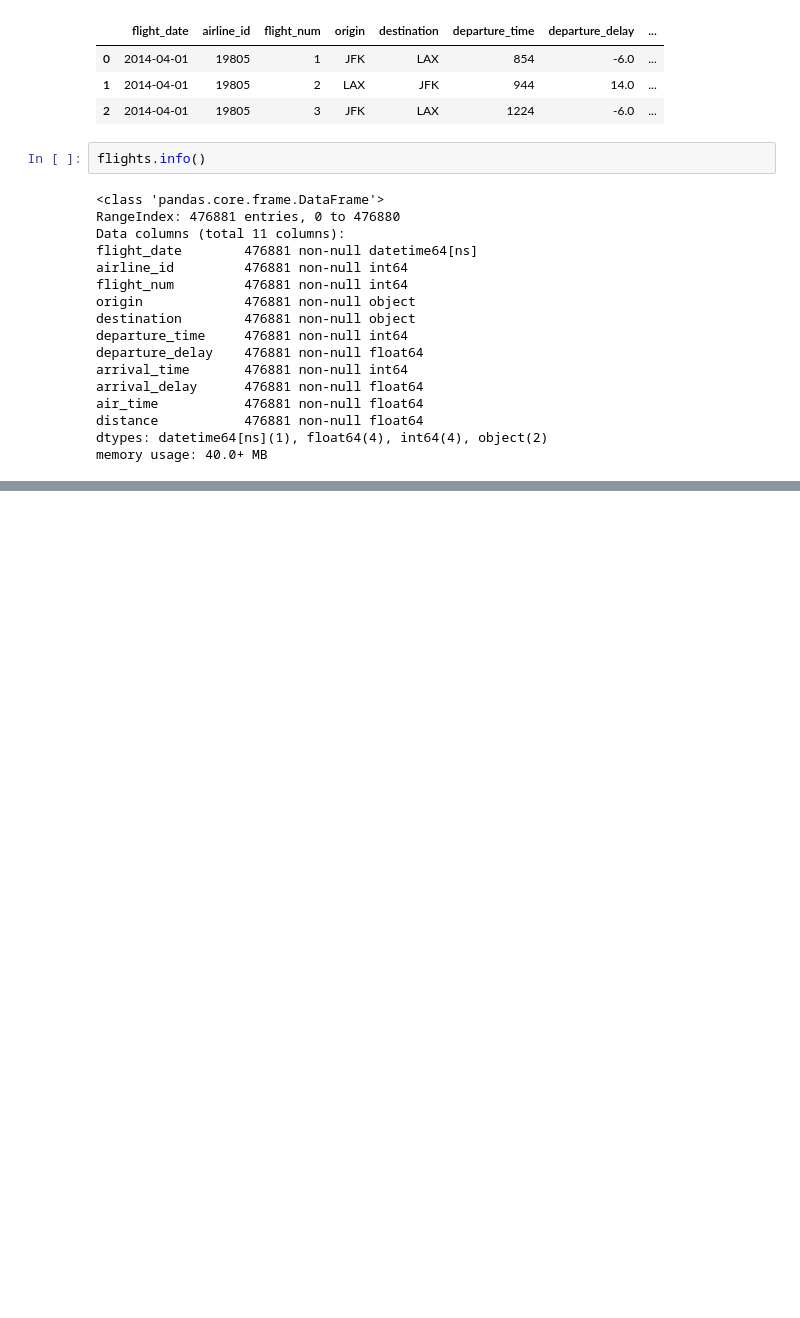
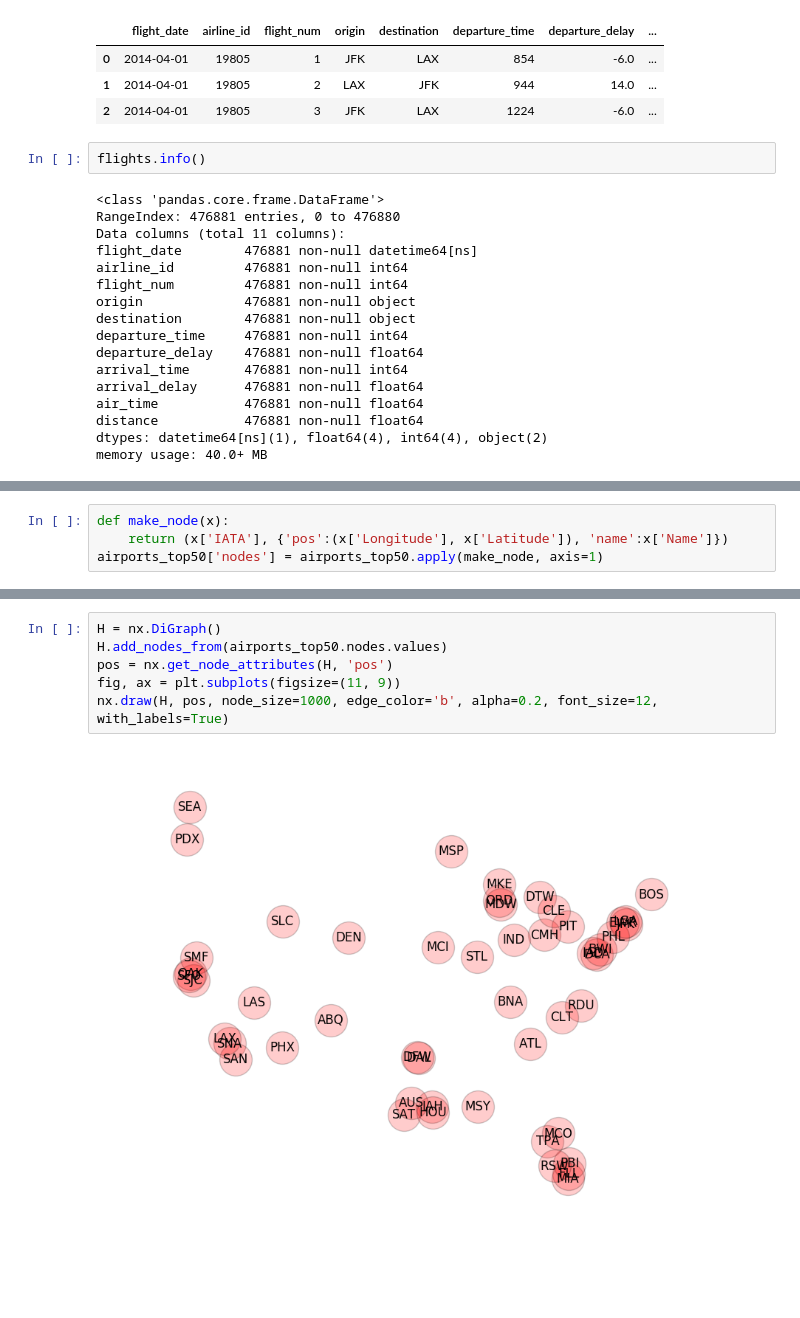
Before and after one commit to jhalverson/data_science, a Jupyter notebook: network_analysis/US_flight_network.ipynb, the cells around one changed output, grey strips where cells are left out. Saved outputs shown, nothing was run; the diff lists cells and outputs as text; blank space fills up the shorter version.

```diff
--- a/network_analysis/US_flight_network.ipynb
+++ b/network_analysis/US_flight_network.ipynb
@@ -115,0 +169,4 @@ df.head(3).transpose()
+# %%
+def make_node(x):
+    return (x['IATA'], {'pos':(x['Longitude'], x['Latitude']), 'name':x['Name']})
+airports_top50['nodes'] = airports_top50.apply(make_node, axis=1)
@@ -116,3 +188,11 @@ df.head(3).transpose()
+# %%
+H = nx.DiGraph()
+H.add_nodes_from(airports_top50.nodes.values)
+pos = nx.get_node_attributes(H, 'pos')
+fig, ax = plt.subplots(figsize=(11, 9))
+nx.draw(H, pos, node_size=1000, edge_color='b', alpha=0.2, font_size=12, with_labels=True)
+# %% [output]
+[figure, added]
 # %%
 def f(x):
     return (x['origin'], x['destination'])
```
Also changed, not shown: parts of 45 cells of this notebook.
